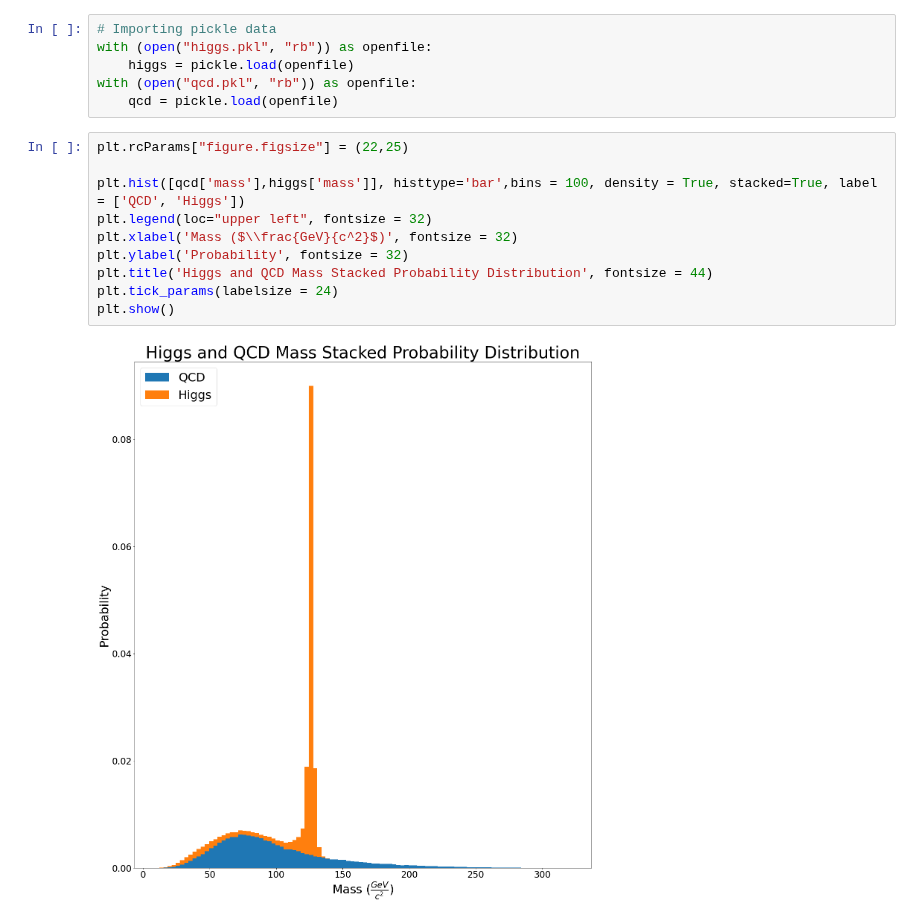
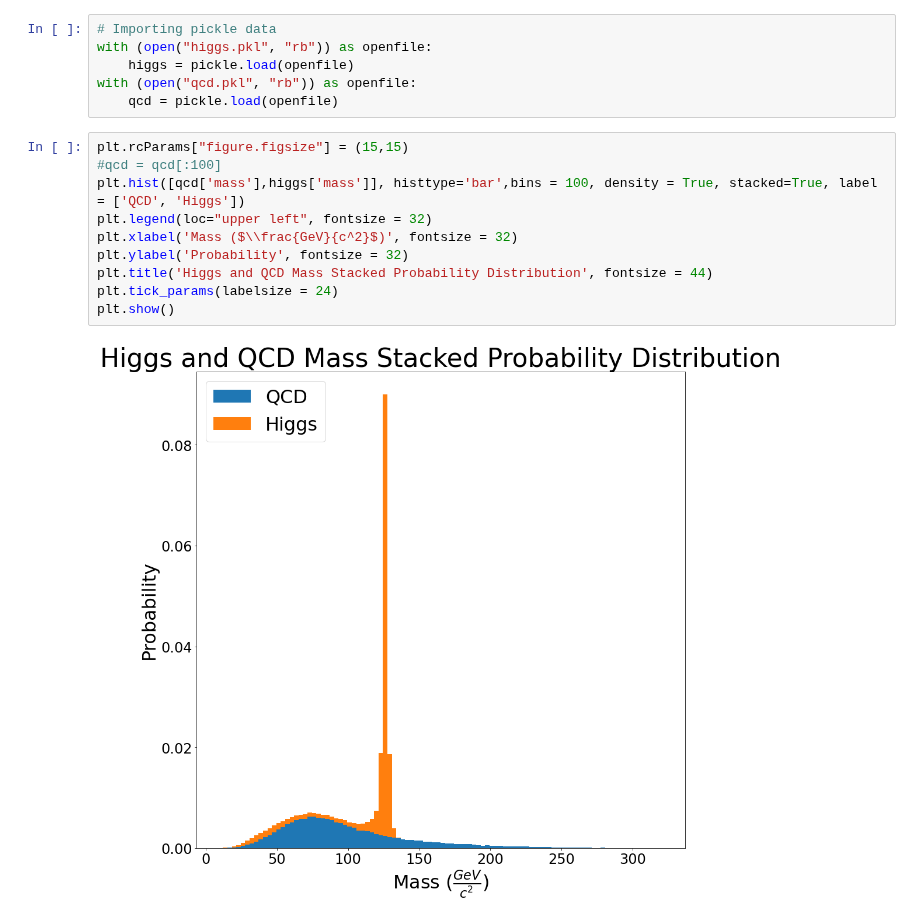
Before and after one commit to WyattOtsuka/PHYS434, a Jupyter notebook: lab7-8.ipynb, the cells around one changed output. Drawn from its saved outputs; the diff is of its cells as text.

```diff
--- a/lab7-8.ipynb
+++ b/lab7-8.ipynb
@@ -14,14 +14,14 @@ with (open("higgs.pkl", "rb")) as openfile:
 with (open("qcd.pkl", "rb")) as openfile:
     qcd = pickle.load(openfile)
 # %%
-plt.rcParams["figure.figsize"] = (22,25)
-
+plt.rcParams["figure.figsize"] = (15,15)
+#qcd = qcd[:100]
 plt.hist([qcd['mass'],higgs['mass']], histtype='bar',bins = 100, density = True, stacked=True, label = ['QCD', 'Higgs'])
 plt.legend(loc="upper left", fontsize = 32)
 plt.xlabel('Mass ($\\frac{GeV}{c^2}$)', fontsize = 32)
 plt.ylabel('Probability', fontsize = 32)
 plt.title('Higgs and QCD Mass Stacked Probability Distribution', fontsize = 44)
 plt.tick_params(labelsize = 24)
 plt.show()
 # %% [output]
-[figure, old version]
+[figure, new version]
```
Also changed, not shown: parts of 1 cell of this notebook.
